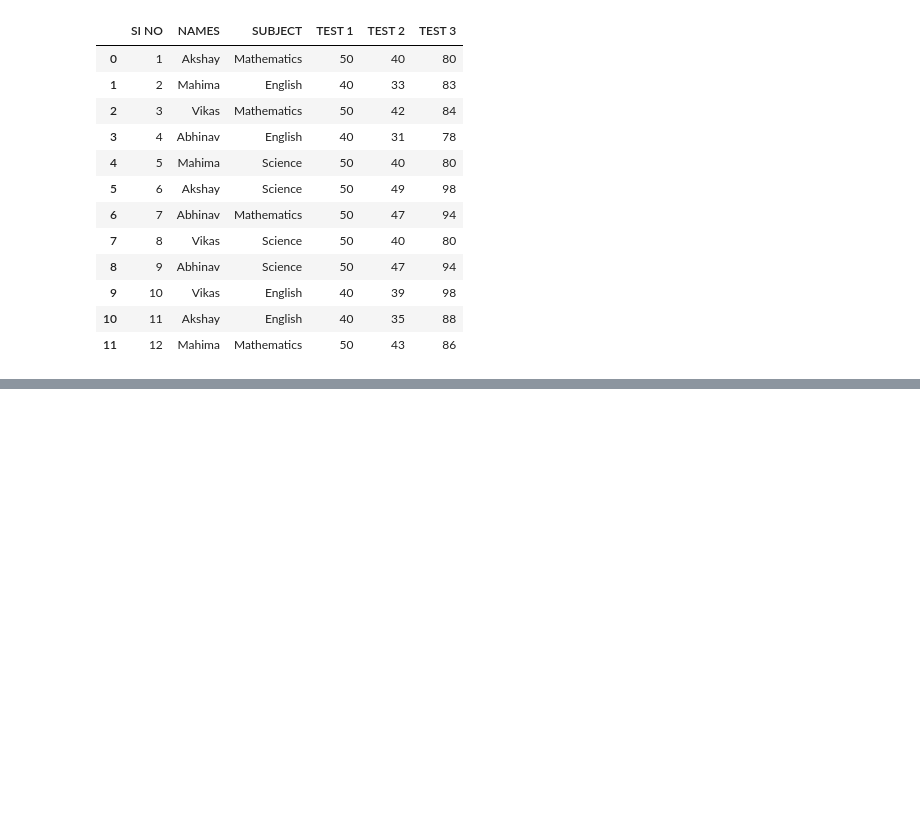
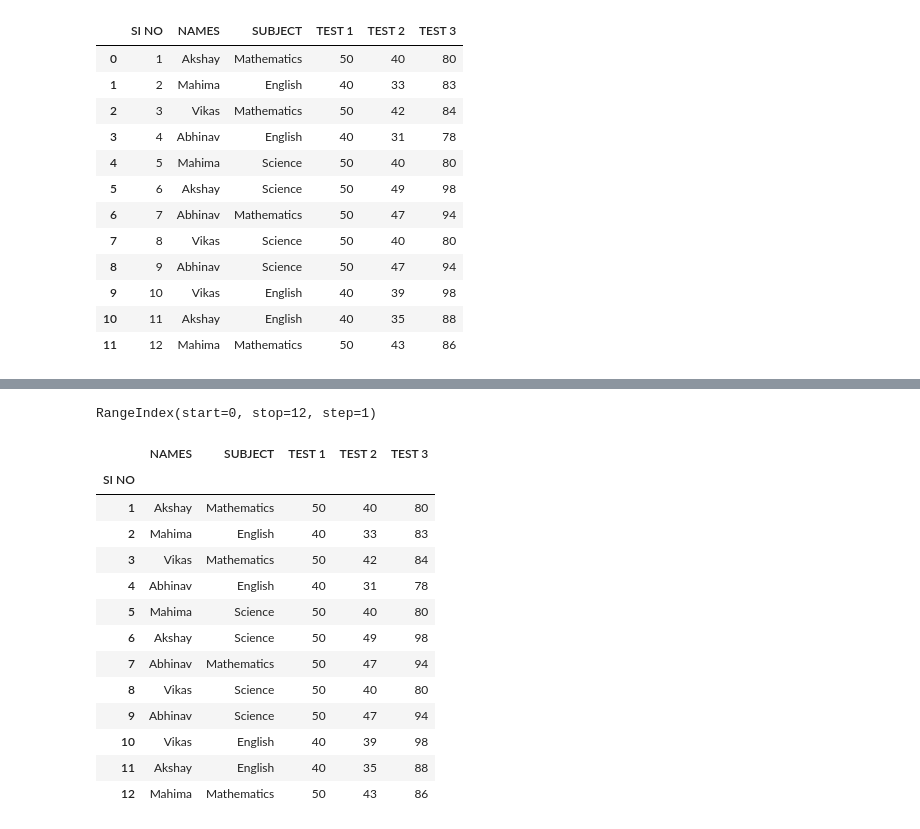
Before and after one commit to Nishanthfiona/Python, a Jupyter notebook: NumPy and Pandas - II (Rough).ipynb, the cells around one changed output, grey strips where cells are left out. Saved outputs shown, nothing was run; the diff lists cells and outputs as text; code cells hidden in the pictures; blank space fills up the shorter version.

```diff
--- a/NumPy and Pandas - II (Rough).ipynb
+++ b/NumPy and Pandas - II (Rough).ipynb
@@ -137,0 +155,24 @@ print(df)
+# %%
+mark.index
+# %% [output]
+RangeIndex(start=0, stop=12, step=1)
+# %%
+mark = pd.read_csv('marks_1.csv',sep="|",header = None, names = ["SI NO","NAMES","SUBJECT","TEST 1","TEST 2","TEST 3"],index_col = 0)
+mark
+
+# index_col = 0 which makes first index col ignore
+# %% [output]
+|  | NAMES | SUBJECT | TEST 1 | TEST 2 | TEST 3 |
+| SI NO |  |  |  |  |  |
+| 1 | Akshay | Mathematics | 50 | 40 | 80 |
+| 2 | Mahima | English | 40 | 33 | 83 |
+| 3 | Vikas | Mathematics | 50 | 42 | 84 |
+| 4 | Abhinav | English | 40 | 31 | 78 |
+| 5 | Mahima | Science | 50 | 40 | 80 |
+| 6 | Akshay | Science | 50 | 49 | 98 |
+| 7 | Abhinav | Mathematics | 50 | 47 | 94 |
+| 8 | Vikas | Science | 50 | 40 | 80 |
+| 9 | Abhinav | Science | 50 | 47 | 94 |
+| 10 | Vikas | English | 40 | 39 | 98 |
+| 11 | Akshay | English | 40 | 35 | 88 |
+| 12 | Mahima | Mathematics | 50 | 43 | 86 |
```
Also changed, not shown: parts of 30 cells of this notebook.
